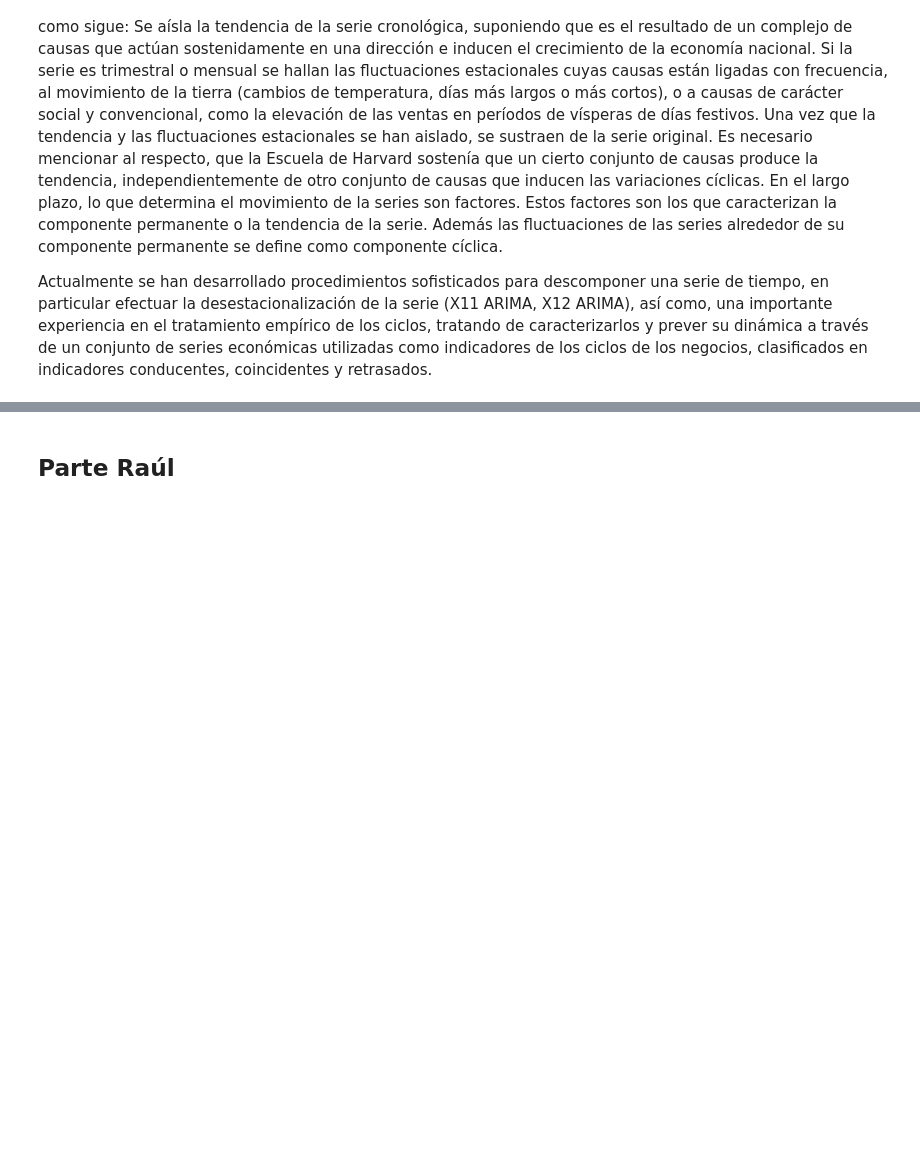
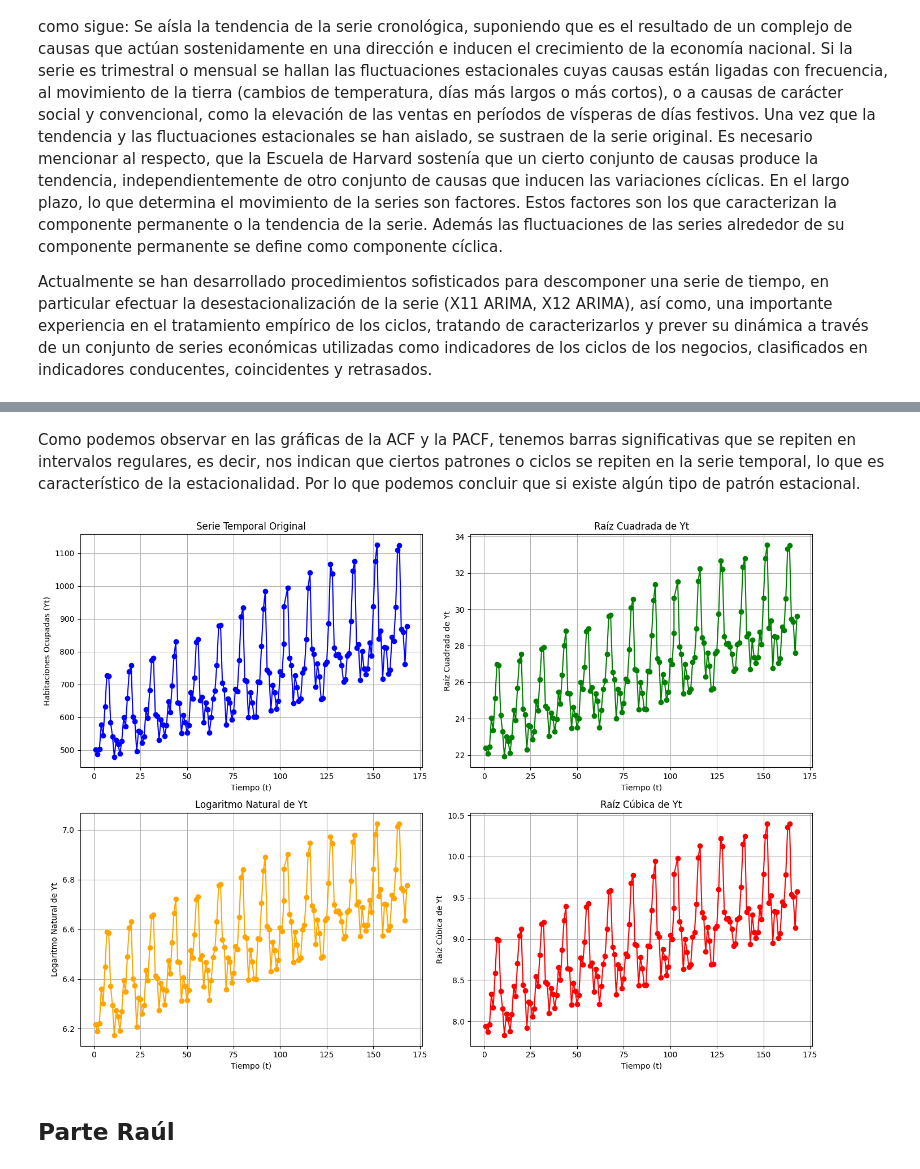
Before and after one commit to maferpy/unidad9, a Jupyter notebook: pronosticos.ipynb, the cells around one changed output, grey strips where cells are left out. Cells and saved outputs as stored; diff of their text form; code cells hidden in the pictures; blank space fills up the shorter version.

```diff
--- a/pronosticos.ipynb
+++ b/pronosticos.ipynb
@@ -21,2 +91,49 @@ Actualmente se han desarrollado procedimientos sofisticados para descomponer una
+# %% [markdown]
+Como podemos observar en las gráficas de la ACF y la PACF, tenemos barras significativas que se repiten en intervalos regulares, es decir, nos indican que ciertos patrones o ciclos se repiten en la serie temporal, lo que es característico de la estacionalidad. Por lo que podemos concluir que si existe algún tipo de patrón estacional.
+# %%
+# Aplicar transformación de raíz cuadrada
+df['sqrt_Yt'] = np.sqrt(df['Yt'])
+
+# Aplicar transformación de logaritmo natural
+df['log_Yt'] = np.log(df['Yt'])
+
+# Aplicar transformación de raíz cúbica
+df['cbrt_Yt'] = np.cbrt(df['Yt'])
+
+# Graficar las transformaciones
+plt.figure(figsize=(14, 10))
+
+plt.subplot(2, 2, 1)
+plt.plot(df['t'], df['Yt'], marker='o', color='blue')
+plt.title('Serie Temporal Original')
+plt.xlabel('Tiempo (t)')
+plt.ylabel('Habitaciones Ocupadas (Yt)')
+plt.grid(True)
+
+plt.subplot(2, 2, 2)
+plt.plot(df['t'], df['sqrt_Yt'], marker='o', color='green')
+plt.title('Raíz Cuadrada de Yt')
+plt.xlabel('Tiempo (t)')
+plt.ylabel('Raíz Cuadrada de Yt')
+plt.grid(True)
+
+plt.subplot(2, 2, 3)
+plt.plot(df['t'], df['log_Yt'], marker='o', color='orange')
+plt.title('Logaritmo Natural de Yt')
+plt.xlabel('Tiempo (t)')
+plt.ylabel('Logaritmo Natural de Yt')
+plt.grid(True)
+
+plt.subplot(2, 2, 4)
+plt.plot(df['t'], df['cbrt_Yt'], marker='o', color='red')
+plt.title('Raíz Cúbica de Yt')
+plt.xlabel('Tiempo (t)')
+plt.ylabel('Raíz Cúbica de Yt')
+plt.grid(True)
+
+plt.tight_layout()
+plt.show()
+# %% [output]
+[figure, added]
 # %% [markdown]
 ## Parte Raúl
```
Also changed, not shown: parts of 8 cells of this notebook.
